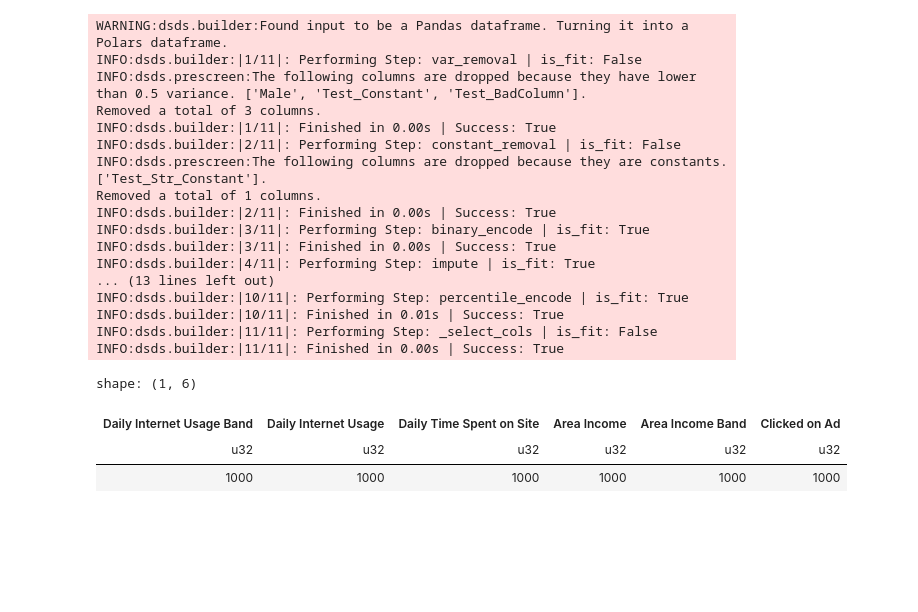
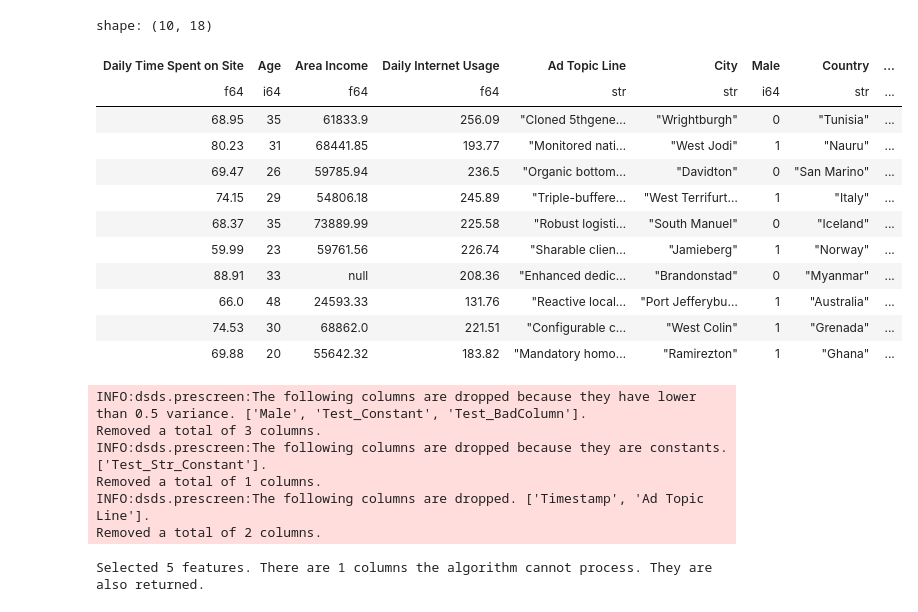
Before and after one commit to abstractqqq/dsds, a Jupyter notebook: examples/builder.ipynb, the cells around one changed output. Saved outputs shown, nothing was run; the diff lists cells and outputs as text; code cells hidden in the pictures; blank space fills up the shorter version.

```diff
--- a/examples/builder.ipynb
+++ b/examples/builder.ipynb
@@ -279,27 +0,0 @@ data = data.to_pandas()
-# %%
-output = pipe.fit_transform(data)
-# %% [output]
-WARNING:dsds.builder:Found input to be a Pandas dataframe. Turning it into a Polars dataframe.
-INFO:dsds.builder:|1/11|: Performing Step: var_removal | is_fit: False
-INFO:dsds.prescreen:The following columns are dropped because they have lower than 0.5 variance. ['Male', 'Test_Constant', 'Test_BadColumn'].
-Removed a total of 3 columns.
-INFO:dsds.builder:|1/11|: Finished in 0.00s | Success: True
-INFO:dsds.builder:|2/11|: Performing Step: constant_removal | is_fit: False
-INFO:dsds.prescreen:The following columns are dropped because they are constants. ['Test_Str_Constant'].
-Removed a total of 1 columns.
-INFO:dsds.builder:|2/11|: Finished in 0.00s | Success: True
-INFO:dsds.builder:|3/11|: Performing Step: binary_encode | is_fit: True
-INFO:dsds.builder:|3/11|: Finished in 0.00s | Success: True
-INFO:dsds.builder:|4/11|: Performing Step: impute | is_fit: True
-... (13 lines left out)
-INFO:dsds.builder:|10/11|: Performing Step: percentile_encode | is_fit: True
-INFO:dsds.builder:|10/11|: Finished in 0.01s | Success: True
-INFO:dsds.builder:|11/11|: Performing Step: _select_cols | is_fit: False
-INFO:dsds.builder:|11/11|: Finished in 0.00s | Success: True
-# %%
-(result1 == output).sum() # Exact outputs
-# %% [output]
-shape: (1, 6)
-| Daily Internet Usage Band | Daily Internet Usage | Daily Time Spent on Site | Area Income | Area Income Band | Clicked on Ad |
-| u32 | u32 | u32 | u32 | u32 | u32 |
-| 1000 | 1000 | 1000 | 1000 | 1000 | 1000 |
@@ -305,0 +30,37 @@ shape: (1, 6)
+# %%
+df = pl.scan_csv("../data/advertising.csv")
+# %%
+df.limit(10).collect()
+# %% [output]
+shape: (10, 18)
+| Daily Time Spent on Site | Age | Area Income | Daily Internet Usage | Ad Topic Line | City | Male | Country | ... |
+| f64 | i64 | f64 | f64 | str | str | i64 | str | ... |
+| 68.95 | 35 | 61833.9 | 256.09 | "Cloned 5thgene… | "Wrightburgh" | 0 | "Tunisia" | ... |
+| 80.23 | 31 | 68441.85 | 193.77 | "Monitored nati… | "West Jodi" | 1 | "Nauru" | ... |
+| 69.47 | 26 | 59785.94 | 236.5 | "Organic bottom… | "Davidton" | 0 | "San Marino" | ... |
+| 74.15 | 29 | 54806.18 | 245.89 | "Triple-buffere… | "West Terrifurt… | 1 | "Italy" | ... |
+| 68.37 | 35 | 73889.99 | 225.58 | "Robust logisti… | "South Manuel" | 0 | "Iceland" | ... |
+| 59.99 | 23 | 59761.56 | 226.74 | "Sharable clien… | "Jamieberg" | 1 | "Norway" | ... |
+| 88.91 | 33 | null | 208.36 | "Enhanced dedic… | "Brandonstad" | 0 | "Myanmar" | ... |
+| 66.0 | 48 | 24593.33 | 131.76 | "Reactive local… | "Port Jefferybu… | 1 | "Australia" | ... |
+| 74.53 | 30 | 68862.0 | 221.51 | "Configurable c… | "West Colin" | 1 | "Grenada" | ... |
+| 69.88 | 20 | 55642.32 | 183.82 | "Mandatory homo… | "Ramirezton" | 1 | "Ghana" | ... |
+# %%
+blueprint = df.pipe(var_removal, threshold = 0.5, target = "Clicked on Ad")\
+    .pipe(constant_removal)\
+    .pipe(binary_encode)\
+    .pipe(ordinal_auto_encode, cols = ["City", "Country"])\
+    .pipe(impute, cols=["Daily Internet Usage", "Daily Internet Usage Band", "Area Income Band"])\
+    .pipe(impute, cols=["Area Income"], strategy = "MEAN")\
+    .pipe(scale, cols=["Area Income", "Daily Internet Usage"])\
+    .pipe(one_hot_encode, cols= ["One_Hot_Test"])\
+    .pipe(remove_if_exists, cols = ["Ad Topic Line", "Timestamp"])\
+    .pipe(mutual_info_selector, target = "Clicked on Ad", top_k = 5)
+# %% [output]
+INFO:dsds.prescreen:The following columns are dropped because they have lower than 0.5 variance. ['Male', 'Test_Constant', 'Test_BadColumn'].
+Removed a total of 3 columns.
+INFO:dsds.prescreen:The following columns are dropped because they are constants. ['Test_Str_Constant'].
+Removed a total of 1 columns.
+INFO:dsds.prescreen:The following columns are dropped. ['Timestamp', 'Ad Topic Line'].
+Removed a total of 2 columns.
+Selected 5 features. There are 1 columns the algorithm cannot process. They are also returned.
```
Also changed, not shown: parts of 31 cells of this notebook, 13 other files.
